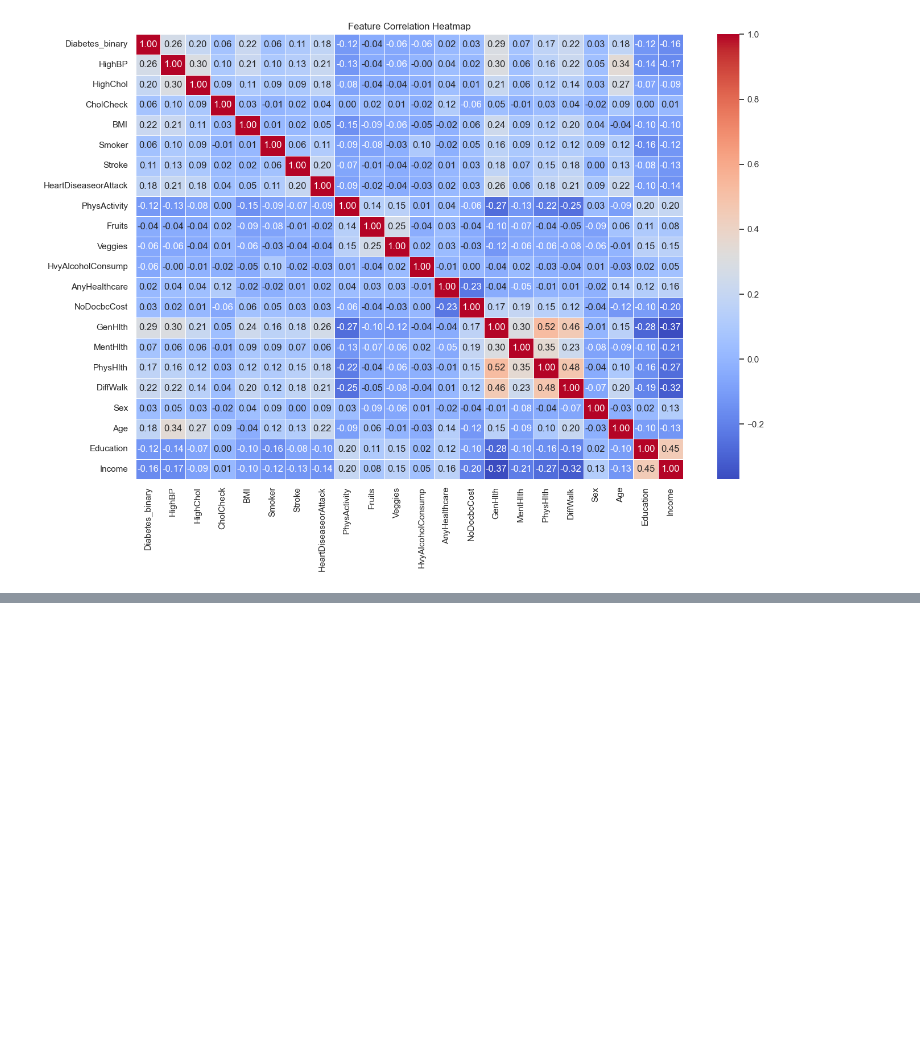
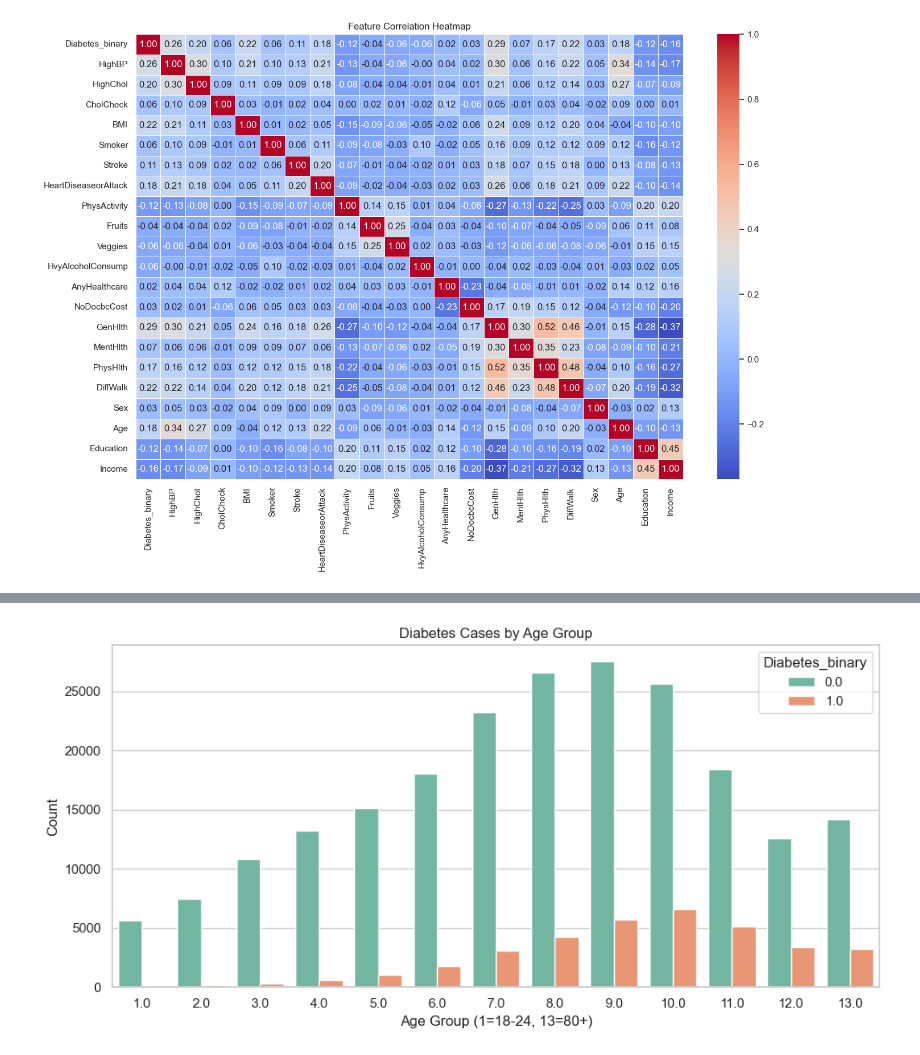
Before and after one commit to amanchakrawarty2005/health-risk-api, a Jupyter notebook: notebooks/eda.ipynb, the cells around one changed output, grey strips where cells are left out. Cells and saved outputs as stored; diff of their text form; code cells hidden in the pictures; blank space fills up the shorter version.

```diff
--- a/notebooks/eda.ipynb
+++ b/notebooks/eda.ipynb
@@ -94,0 +109,10 @@ plt.show()
+# %%
+plt.figure(figsize=(10,5))
+sns.countplot(x="Age", hue="Diabetes_binary", data=df, palette="Set2")
+plt.title("Diabetes Cases by Age Group")
+plt.xlabel("Age Group (1=18-24, 13=80+)")
+plt.ylabel("Count")
+plt.tight_layout()
+plt.show()
+# %% [output]
+[figure, added]
```
Also changed, not shown: parts of 4 cells of this notebook.
